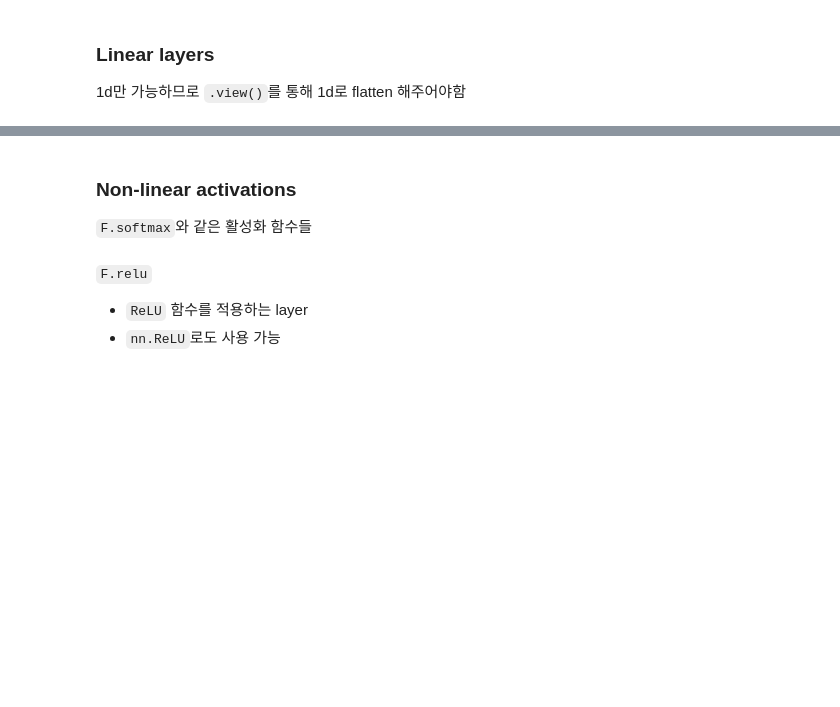
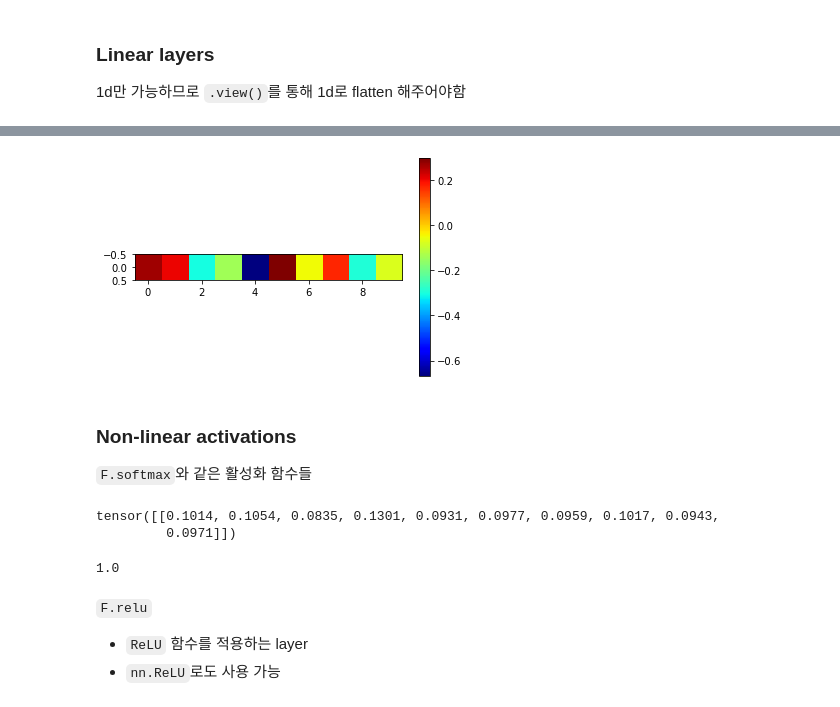
Before and after one commit to andrew0411/torch-tutorial, a Jupyter notebook: 05 neural_net.ipynb, the cells around one changed output, grey strips where cells are left out. Drawn from its saved outputs; the diff is of its cells as text; code cells hidden in the pictures; blank space fills up the shorter version.

```diff
--- a/05 neural_net.ipynb
+++ b/05 neural_net.ipynb
@@ -38,6 +207,28 @@ https://pytorch.org/docs/stable/nn.html
+# %%
+plt.imshow(lin.detach().numpy(), 'jet')
+plt.colorbar()
+plt.show()
+# %% [output]
+[figure, added]
 # %% [markdown]
 ### Non-linear activations
 `F.softmax`와 같은 활성화 함수들
+# %%
+with torch.no_grad():
+    flatten = input_image.view(1, 28 * 28)
+    lin = nn.Linear(784, 10)(flatten)
+    softmax = F.softmax(lin, dim=1)
+
+softmax
+# %% [output]
+tensor([[0.1014, 0.1054, 0.0835, 0.1301, 0.0931, 0.0977, 0.0959, 0.1017, 0.0943,
+         0.0971]])
+# %%
+import numpy as np
+
+np.sum(softmax.numpy())
+# %% [output]
+1.0
 # %% [markdown]
 `F.relu`
 - `ReLU` 함수를 적용하는 layer
```
Also changed, not shown: parts of 21 cells of this notebook.
